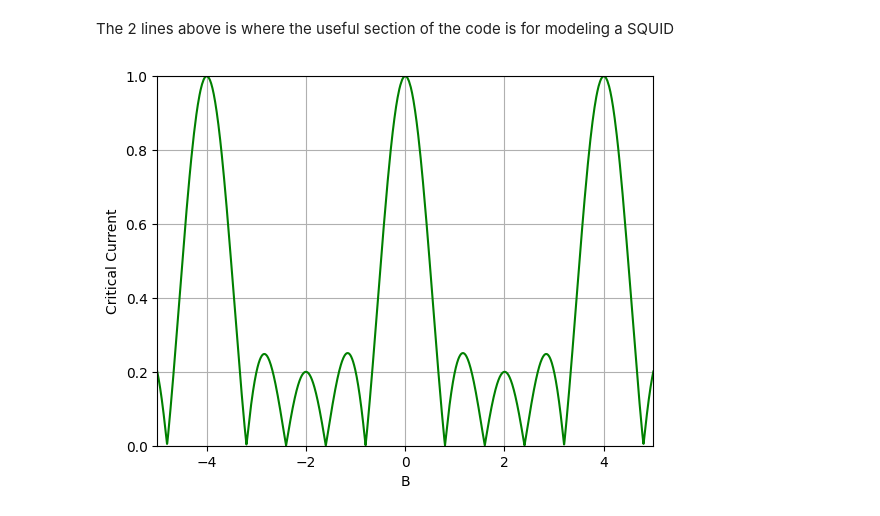
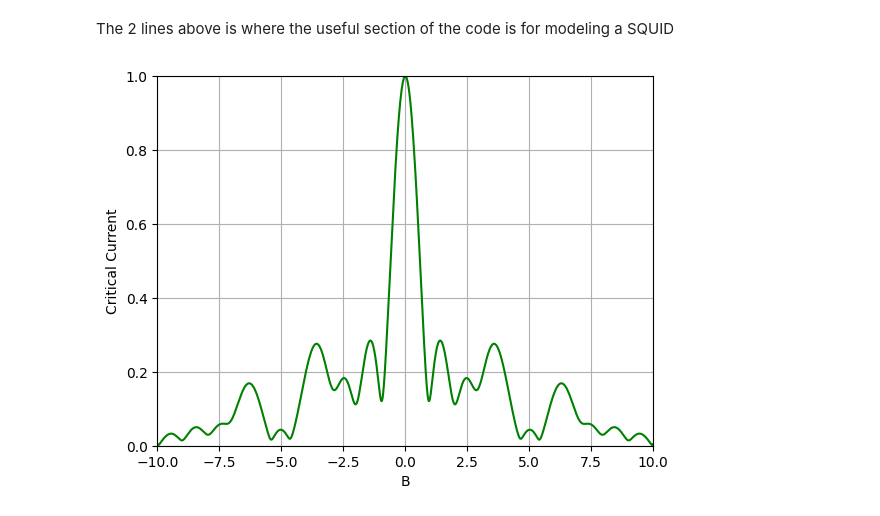
Before and after one commit to cliffsun/Josephson-Junction-Array-Model, a Jupyter notebook: JJ_Array_Model.ipynb, the cells around one changed output. Saved outputs shown, nothing was run; the diff lists cells and outputs as text; code cells hidden in the pictures.

Commit message:
Added sensitivity plots for postulate

```diff
--- a/JJ_Array_Model.ipynb
+++ b/JJ_Array_Model.ipynb
@@ -18,7 +18,11 @@ random_numbers = np.sort(generate_random_numbers(2 * num_of_junctions))
 # %%
-arrayOfJunctions = [0, 0.2, 0.4, 0.6, 0.9, 1] # Where the junctions are located; must be even amount of junctions (includes 0 and 1)
-# arrayOfJunctions = random_numbers
-arrayOfJunctions = [0, 0.001, 0.25, 0.251, 0.5, 0.501, 0.75, 0.751, 0.999, 1]
+# arrayOfJunctions = [0, 0.2, 0.4, 0.6, 0.9, 1] # Where the junctions are located; must be even amount of junctions (includes 0 and 1)
+arrayOfJunctions = random_numbers
+# arrayOfJunctions = [0, 0.001, 0.25, 0.251, 0.5, 0.501, 0.75, 0.751, 0.999, 1]
 # arrayOfJunctions = [0, 0.001, 0.999, 1]
+arrayOfJunctions = [0, 0.1, 0.2, 0.3, 0.5, 0.7, 0.8, 0.9]
+arrayOfJunctions = np.concatenate([arrayOfJunctions, random_numbers])
+arrayOfJunctions[-1] = 1
 print(arrayOfJunctions)
+print(len(arrayOfJunctions))
 # %% [output]
@@ -59,10 +80,12 @@ Parameters for Current -> Magnetic Field, Junction Locations, Critical Currents,
 # %% [markdown]
 B is the integer value of flux quanta present in the SQUID
 # %%
-def current(B, arrJ, arrC, y, numOfSegments): # y is initial phase difference of the whole circuit, B is the magnetic field, arrJ is the location of junctions, arrC is critical current associated with each junction
+def current(B, arrJ, arrC, y): # y is initial phase difference of the whole circuit, B is the magnetic field, arrJ is the location of junctions, arrC is critical current associated with each junction
     curr = 0 # summation of all currents in the entire junction
     limit = int(len(arrJ) / 2) # number of junctions in the SQUID
+    numOfSegments = 0
     for n in range(limit):
+        numOfSegments = 5 if (arrJ[2 * n + 1] - arrJ[2 * n]) < 0.05 else int(100 * (arrJ[2 * n + 1] - arrJ[2 * n]))
         sizeOfSegment = float((arrJ[2 * n + 1] - arrJ[2 * n]) / numOfSegments)
         for i in range(numOfSegments):
             curr += arrC[n] * np.sin(y + (2 * np.pi * B) * (arrJ[2 * n] + i * sizeOfSegment)) * (1/numOfSegments)
@@ -72,11 +95,11 @@ def current(B, arrJ, arrC, y, numOfSegments): # y is initial phase difference of
     # curr += (critical current element in array)(sin(y + (2 * pi * B) * length)
     return curr
 # %%
-def maxCurrent(B, arrayJ, arrayC, segments): # Spits out the maximum current by varying the gauge invariant phase of the left end (free parameter) gamma
+def maxCurrent(B, arrayJ, arrayC): # Spits out the maximum current by varying the gauge invariant phase of the left end (free parameter) gamma
     Y=np.linspace(0, 2*np.pi, 150)
     dummyArray=[]
     for gamma in Y:
-        dummyArray.append(current(B, arrayJ, arrayC, gamma, segments))
+        dummyArray.append(current(B, arrayJ, arrayC, gamma))
     return max(dummyArray)
 # %%
 MagField = np.linspace(-10, 10, 10000) # an array of Magnetic Fields ranging from 0 to 100 with 5000 total elements
@@ -89,20 +110,20 @@ segments = 5
 # %%
 length = len(MagField)
 for i in range(length):
-    IMaxPoint.append(maxCurrent(MagField[i], arrayOfJunctions, criticalCurrents, segments) / np.sum(criticalCurrents)) # This integer represents the number of segments you want to cut each junction up into (the higher the number, the better the approximation)
+    IMaxPoint.append(maxCurrent(MagField[i], arrayOfJunctions, criticalCurrents) / np.sum(criticalCurrents)) # This integer represents the number of segments you want to cut each junction up into (the higher the number, the better the approximation)
 # %% [markdown]
 The 2 lines above is where the useful section of the code is for modeling a SQUID
 # %%
 plt.plot(MagField, IMaxPoint, 'g-')
 plt.xlabel('B')
 plt.ylabel('Critical Current')
 plt.ylim(0,1)
-plt.xlim(-5,5)
+plt.xlim(-10,10)
 plt.grid()
 plt.show()
 # plt.savefig('10-random-junctions:B=-5to5.png')
 # %% [output]
-[figure, old version]
+[figure, new version]
 # %%
 print(max(IMaxPoint))
 # %% [output]
```
Also changed, not shown: parts of 10 cells of this notebook, 21 other files.
